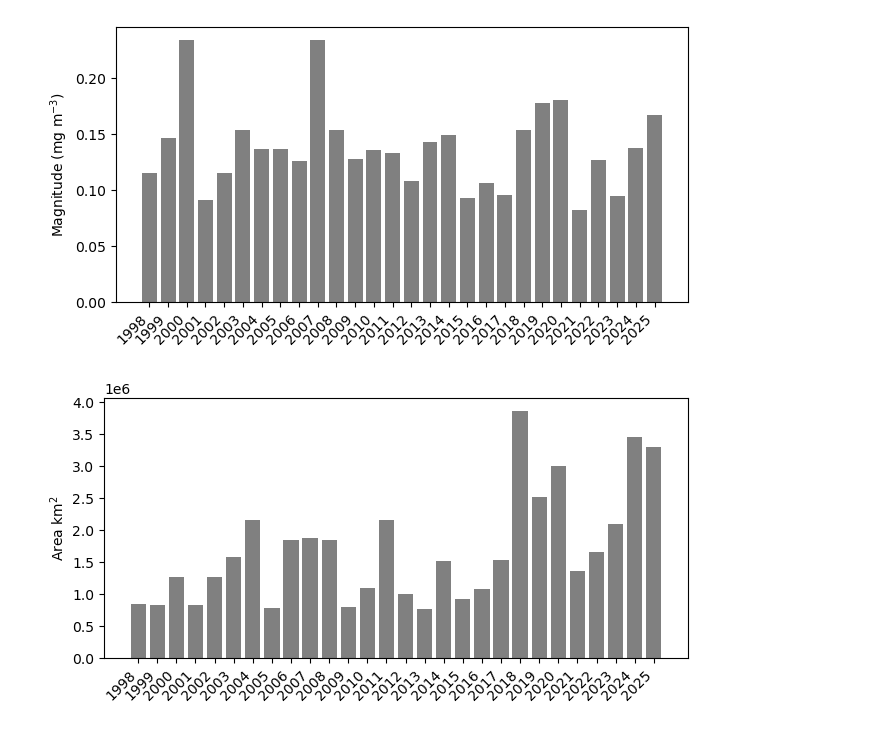
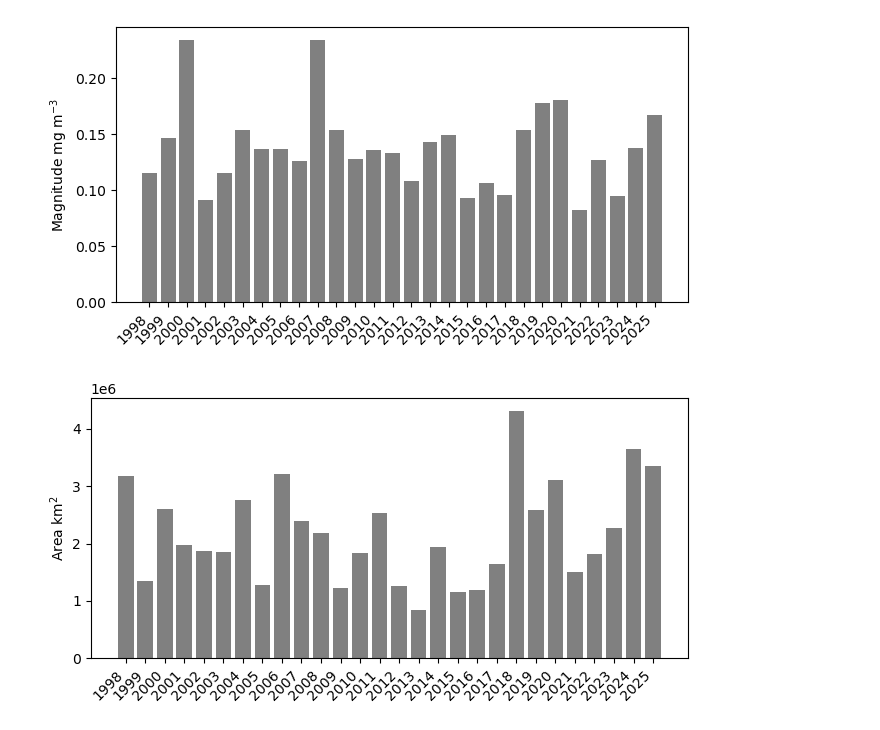
Before and after one commit to jamiesash/climate, a Jupyter notebook: code/pycode/mag_area_barplots.ipynb, the cells around one changed output. Saved outputs shown, nothing was run; the diff lists cells and outputs as text; code cells hidden in the pictures.

```diff
--- a/code/pycode/mag_area_barplots.ipynb
+++ b/code/pycode/mag_area_barplots.ipynb
@@ -12,7 +12,7 @@ fig, ax = plt.subplots(figsize=(6.7, 3.5))
 ax.bar(df["year"], df["magnitude"], color="grey", edgecolor="none")
 
 # ax.set_xlabel("Year")
-ax.set_ylabel("Magnitude (mg m$^{-3}$)")
+ax.set_ylabel("Magnitude mg m$^{-3}$")
 # ax.set_title("Magnitude by Year")
 ax.set_xticks(df["year"])
 ax.set_xticklabels(df["year"], rotation=45, ha="right")
@@ -21,22 +21,23 @@ plt.tight_layout()
 plt.savefig('../../figures/bloom_magnitude_1mad_20260418.png', format='png', bbox_inches='tight', dpi=600)
 plt.show()
 # %% [output]
-[figure, old version]
+[figure, new version]
 # %%
-df["true_area_km2"] = df["max_area_km2"] + (df["max_area_km2"] * df["cloud_pct"]/100)
+# df["true_area_km2"] = df["max_area_km2"] + (df["max_area_km2"] * df["cloud_pct"]/100)
+df["true_area_km2"] = df["max_area_km2"] / (1 - df["cloud_pct"]/100)
 
 fig, ax = plt.subplots(figsize=(6.7, 3.5))
 ax.bar(df["year"], df["true_area_km2"], color="grey", edgecolor="none")
 
 # ax.set_xlabel("Year")
 ax.set_ylabel("Area km$^{2}$")
 #ax.set_title("Magnitude by Year")
 ax.set_xticks(df["year"])
 ax.set_xticklabels(df["year"], rotation=45, ha="right")
 
 plt.tight_layout()
 plt.savefig('../../figures/bloom_area_1mad_20260330.pdf', format='pdf', bbox_inches='tight', dpi=600)
 plt.savefig('../../figures/bloom_area_1mad_20260330.png', format='png', bbox_inches='tight', dpi=600)
 plt.show()
 # %% [output]
-[figure, old version]
+[figure, new version]
```
Also changed, not shown: parts of 1 cell of this notebook, 2 other files.
